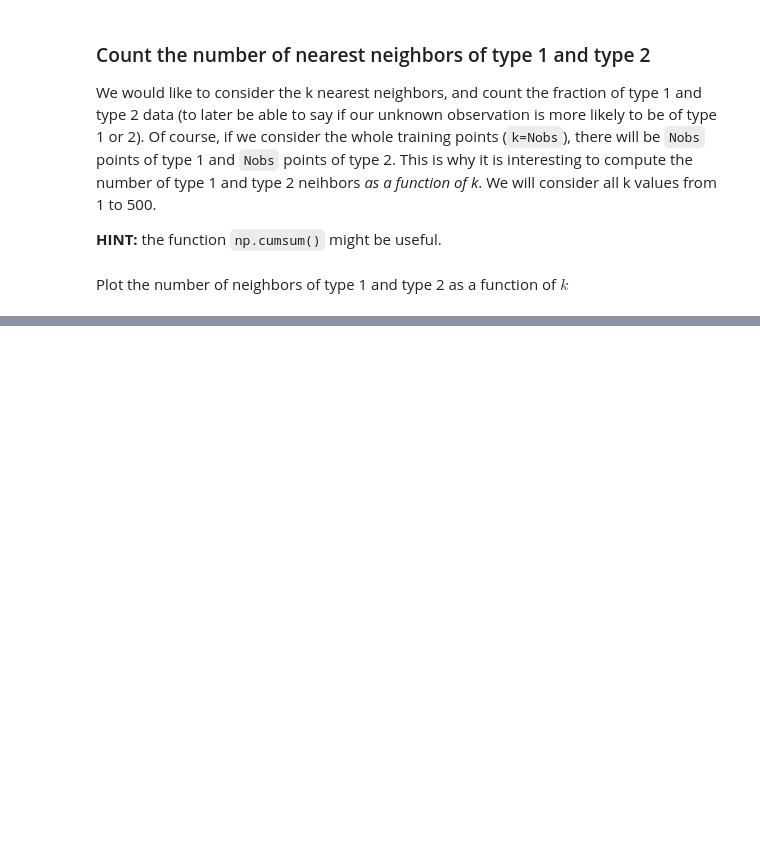
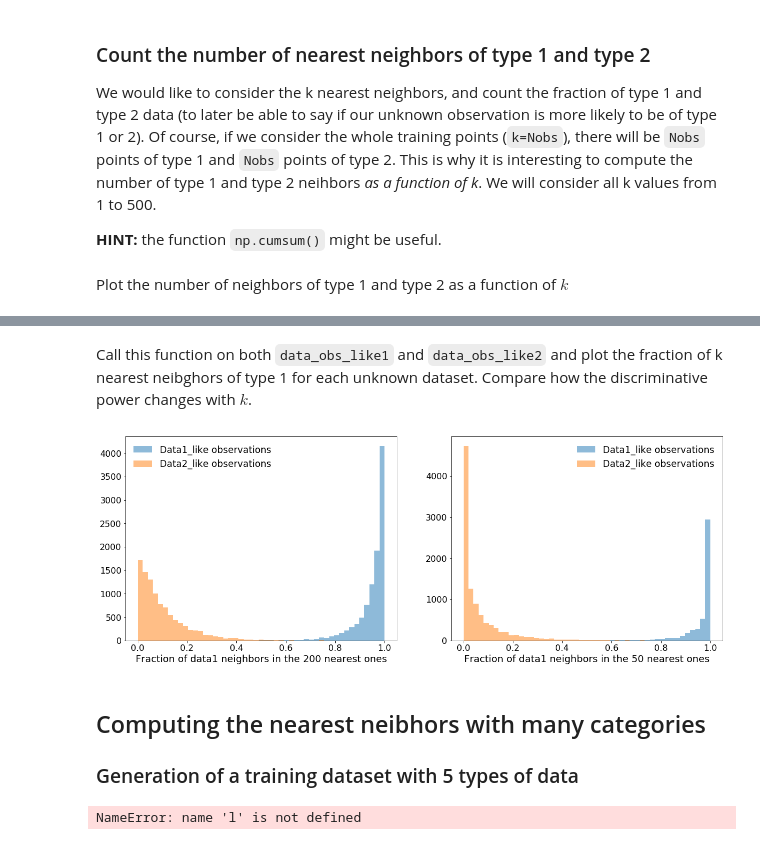
Before and after one commit to MLatCezeaux/intro_numpy, a Jupyter notebook: solutions/3-NearestNeighborAlgo-solution.ipynb, the cells around one changed output, grey strips where cells are left out. Cells and saved outputs as stored; diff of their text form; code cells hidden in the pictures; blank space fills up the shorter version.

```diff
--- a/solutions/3-NearestNeighborAlgo-solution.ipynb
+++ b/solutions/3-NearestNeighborAlgo-solution.ipynb
@@ -190,5 +109,0 @@ def get_kNN_vec(dataX, trainX, trainY, kmax=500):
-# %%
-def kNNprediction(d, t1, t2, k=100, n=500):
-    n1, n2 = t1.shape[0], t2.shape[0]
-    d1, d2 = t1[::int(n1/n)], t2[::int(n2/n)]
-    return get_kNN_vec(d, d1, d2, k)
@@ -275,0 +165,4 @@ llist = [np.zeros(Nobs)+i for i in np.arange(len(mulist))]
+# %%
+d1 = np.random.randn(10, 3)
+t1 = np.random.randn(5, 3)
+# t1+d1 will crash with "could not be broadcast together with shapes (5,3) (10,3)"
@@ -275,0 +222,33 @@ llist = [np.zeros(Nobs)+i for i in np.arange(len(mulist))]
+# %%
+def kNNprediction(dataX, trainX, trainY, k=100, f=0.001):
+    ntrain = trainX.shape[0]
+    small_trainX, small_trainY = trainX[::int(1./f)], trainY[::int(1./f)]
+    return get_kNN_data(dataX, small_trainX, small_trainY, k)
+# %% [markdown]
+Call this function on both `data_obs_like1` and `data_obs_like2` and plot the fraction of k nearest neibghors of type 1 for each unknown dataset. Compare how the discriminative power changes with $k$.
+# %%
+# Compute the number of kNN for training1, training2
+kmax = 200
+obs1_N1, obs1_N2 = kNNprediction(data_obs_like1, trainX, trainY, k=kmax)
+obs2_N1, obs2_N2 = kNNprediction(data_obs_like2, trainX, trainY, k=kmax)
+# %%
+style = {'bins': np.linspace(0, 1, 50), 'alpha': 0.5}
+plt.figure(figsize=(20, 7))
+
+plt.subplot(121)
+plt.hist(obs1_N1[:, -1]/kmax, **style, label='Data1_like observations')
+plt.hist(obs2_N1[:, -1]/kmax, **style, label='Data2_like observations');
+plt.xlabel('Fraction of data1 neighbors in the {} nearest ones'.format(kmax))
+plt.legend();
+
+plt.subplot(122)
+plt.hist(obs1_N1[:, 50]/50, **style, label='Data1_like observations')
+plt.hist(obs2_N1[:, 50]/50, **style, label='Data2_like observations');
+plt.xlabel('Fraction of data1 neighbors in the {} nearest ones'.format(50))
+plt.legend();
+# %% [output]
+[figure, added]
+# %% [markdown]
+## Computing the nearest neibhors with many categories
+
+### Generation of a training dataset with 5 types of data
@@ -320,8 +304,10 @@ def get_kNN(dataX, trainX, trainY, k=500):
     return Nlabel_dict
 # %%
 kmax=100
-kNN1 = get_kNN(data_obs_like1, trainX[::5000], trainY[::5000], k=kmax)
-kNN2 = get_kNN(data_obs_like2, trainX[::5000], trainY[::5000], k=kmax)
+kNN1 = get_kNN_data(data_obs_like1, trainX[::5000], trainY[::5000], k=kmax)
+kNN2 = get_kNN_data(data_obs_like2, trainX[::5000], trainY[::5000], k=kmax)
+# %% [output]
+NameError: name 'l' is not defined
 # %%
 plt.figure(figsize=(24, 8))
 plt.subplot(121)
```
Also changed, not shown: parts of 33 cells of this notebook.
